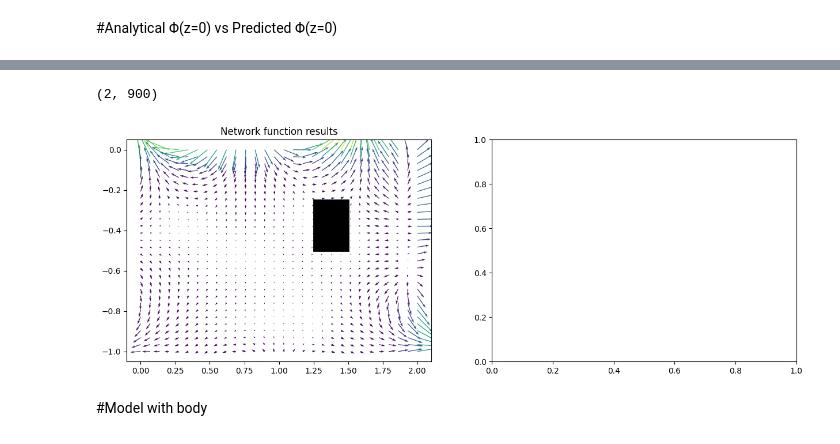
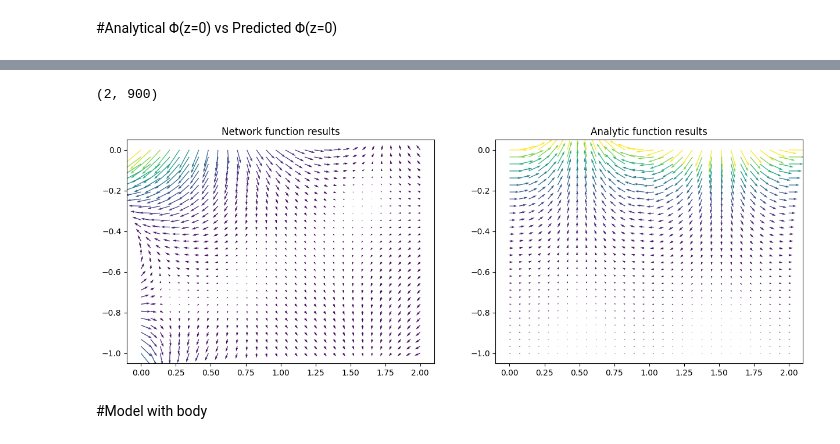
Before and after one commit to LuigiElo/DL-PINNs, a Jupyter notebook: PINN_LaPlace2D_Pytorch.ipynb, the cells around one changed output, grey strips where cells are left out. Cells and saved outputs as stored; diff of their text form; code cells hidden in the pictures.

```diff
--- a/PINN_LaPlace2D_Pytorch.ipynb
+++ b/PINN_LaPlace2D_Pytorch.ipynb
@@ -496,13 +529,14 @@ model = FNN()
 optimizer = optim.Adam(model.parameters(), lr=learning_rate)
 #optimizer = optim.SGD(model.parameters(), lr=learning_rate, momentum=momentum)
 
-training_data_size=64
-test_data_size=16 #it has to be multiple of 4
+training_data_size=288 #double of PDE size
+training_data_size_pde=144 #perfect square and multiple of 8
+test_data_size=64 #it has to be multiple of 8 and a perfect square
 
 # Generate training data for each component of the PINN loss
 input_data_function_approximation, target_data_function_approximation = generate_data_function_approximation(training_data_size)
 input_data_boundary_conditions_0, input_data_boundary_conditions_1 = generate_periodic_boundary_data(training_data_size, x1_values=[0, 2])
-input_data_pde_loss = generate_data_pde_loss(training_data_size)
+input_data_pde_loss = generate_data_pde_loss(training_data_size_pde,combined=True)
 input_data_vel_bottom = generate_data_bottom_velocity(training_data_size)
 
 
@@ -542,6 +576,9 @@ test_loss_data_list = []
 test_total_loss_list = []
 test_loss_per_bc_list=[]
 test_loss_bot_vel_bc_list=[]
+
+min_test_total_loss = np.inf
+best_model_weights = model.state_dict()
 
 # Training loop
 for epoch in range(num_epochs):
@@ -592,7 +629,7 @@ for epoch in range(num_epochs):
     # Total loss
     #total_loss = loss_function_approximation + loss_boundary_conditions + loss_pde_loss
 
-    #total_loss = loss_function_approximation + loss_periodic_boundary + loss_vel_bottom_boundary + loss_pde_loss
+    total_loss_log = loss_function_approximation + loss_periodic_boundary + loss_vel_bottom_boundary + loss_pde_loss
 
     total_loss = adapt_weights[0] * loss_function_approximation + adapt_weights[1]*loss_periodic_boundary + adapt_weights[2]*loss_pde_loss + adapt_weights[3]*loss_vel_bottom_boundary
     # Backward pass and optimization
@@ -613,7 +650,7 @@ for epoch in range(num_epochs):
     # Generate test data for each component of the PINN loss
     test_input_data_function_approximation, test_target_data_function_approximation = generate_data_function_approximation(test_data_size)
     test_input_data_boundary_conditions_0, test_input_data_boundary_conditions_1 = generate_periodic_boundary_data(test_data_size, x1_values=[0, 2])
-    test_input_data_pde_loss = generate_data_pde_loss(test_data_size)
+    test_input_data_pde_loss = generate_data_pde_loss(test_data_size, random=True)
     test_input_data_vel_bottom = generate_data_bottom_velocity(test_data_size)
 
     #normalize data
@@ -644,6 +681,11 @@ for epoch in range(num_epochs):
     #test_total_loss = test_loss_function_approximation + test_loss_boundary_conditions + test_loss_pde_loss
     test_total_loss = test_loss_function_approximation + test_loss_periodic_boundary + test_loss_vel_bottom_boundary + test_loss_pde_loss
 
+    # Save best model weights
+    if test_total_loss < min_test_total_loss:
+     min_test_total_loss = test_total_loss
+     best_model_weights = model.state_dict()
+
     # Append test losses to the lists
     test_loss_pde_list.append(test_loss_pde_loss.item())
     #test_loss_bc_list.append(test_loss_boundary_conditions.item())
@@ -707,8 +749,9 @@ num_epochs = 3000
 #optimizer = optim.Adam(model.parameters(), lr=learning_rate)
 #optimizer = optim.SGD(model.parameters(), lr=learning_rate, momentum=momentum)
 
-training_data_size=64 #it has to be multiple of 4
-test_data_size=16 #it has to be multiple of 4
+training_data_size=288 #double of PDE size
+training_data_size_pde=144 #perfect square and multiple of 8
+test_data_size=64 #it has to be multiple of 8 and a perfect square
 
 #body
 top_left_corner=[L/2+L/8,-h/2+L/8]
@@ -1299,7 +1316,7 @@ def compute_output_grad(input):
 
     return grad_x1, grad_x2
 # %%
-def compareVelocity2Analytical(square_top_left,square_len,body=False):
+def compareVelocity2Analytical(square_top_left=None,square_len=None,body=False):
 
   x = np.linspace(0,2,30)
   y = np.linspace(0,-1,30)
@@ -1311,37 +1328,39 @@ def compareVelocity2Analytical(square_top_left,square_len,body=False):
   # Stack X and Y vertically
   data = np.vstack([X.flatten(), Y.flatten()]).T
 
   scaled_data = scaler.transform(data)
 
   # Calculate velocity of water for specific x,y direction
   u_analytic, v_analytic  = velocity_func(positions.T)
   u_network, v_network = compute_output_grad(torch.Tensor(scaled_data))
   u_network = u_network.detach().numpy()
   v_network = v_network.detach().numpy()
 
 
   fig , axs = plt.subplots(1,2, figsize = (15,5))
   axs[0].quiver(X,Y,u_network, v_network, v_network**2+u_network**2 )
   axs[0].set_title('Network function results')
   if(not body):
     axs[1].quiver(X,Y,u_analytic,v_analytic,(v_analytic**2+u_analytic**2))
     axs[1].set_title('Analytic function results')
 
-  square_bottom_left=[square_top_left[0], square_top_left[1]-square_len]
+
   if(body):
-  # Add the black square to both plots
+    square_bottom_left=[square_top_left[0], square_top_left[1]-square_len]
+
+    # Add the black square to both plots
     for ax in axs:
         square = plt.Rectangle(square_bottom_left, square_len, square_len, edgecolor='black', facecolor='black', linewidth=2)
         ax.add_patch(square)
 
   # Show the plot
   plt.show()
 
 
-compareVelocity2Analytical(top_left_corner,square_len,True)
+compareVelocity2Analytical()
 # %% [output]
 (2, 900)
-[figure, old version]
+[figure, new version]
 # %% [markdown]
 #Model with body
 # %% [markdown]
```
Also changed, not shown: parts of 14 cells of this notebook.
